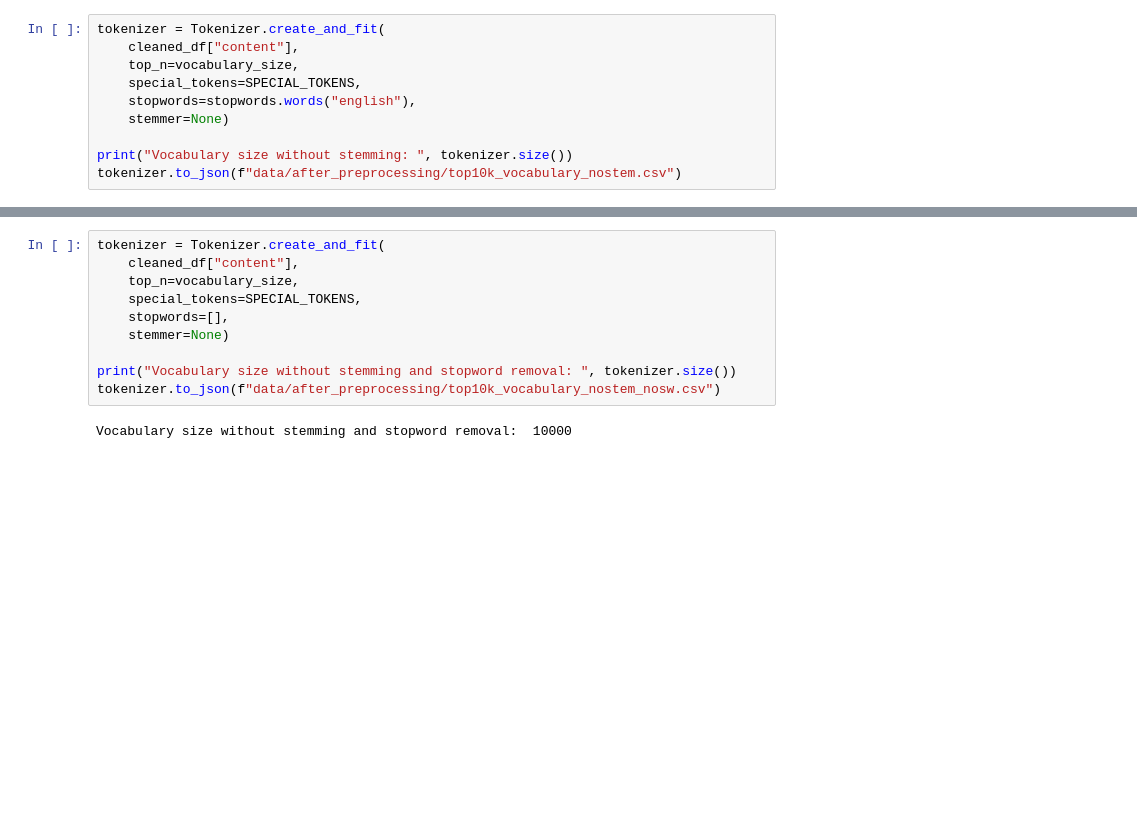
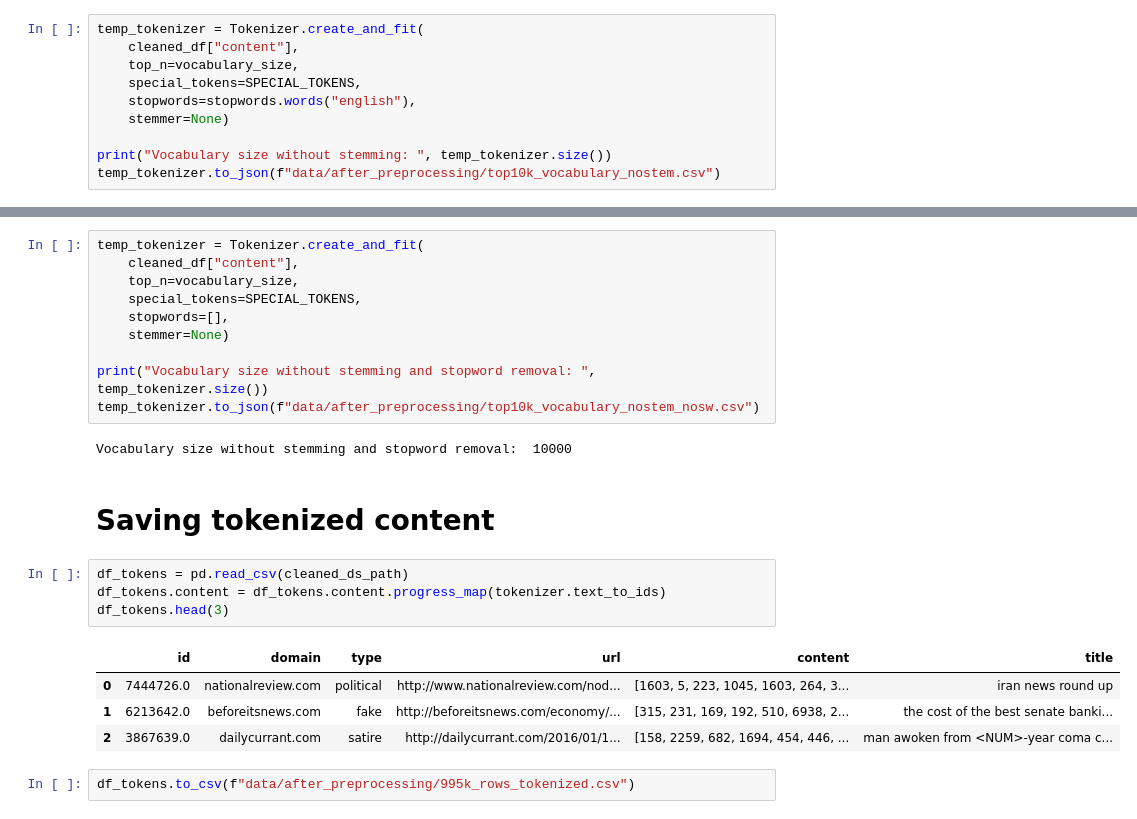
Before and after one commit to BimmerBass/GDS2026, a Jupyter notebook: preprocessing.ipynb, the cells around one changed output, grey strips where cells are left out. Saved outputs shown, nothing was run; the diff lists cells and outputs as text; blank space fills up the shorter version.

```diff
--- a/preprocessing.ipynb
+++ b/preprocessing.ipynb
@@ -266,26 +266,39 @@ Vocabulary size:  10000
 # %% [markdown]
 For later analysis we will also compute the vocabulary without stemming, as well as without both stemming and stopwords:
 # %%
-tokenizer = Tokenizer.create_and_fit(
+temp_tokenizer = Tokenizer.create_and_fit(
     cleaned_df["content"],
     top_n=vocabulary_size,
     special_tokens=SPECIAL_TOKENS,
     stopwords=stopwords.words("english"),
     stemmer=None)
 
-print("Vocabulary size without stemming: ", tokenizer.size())
-tokenizer.to_json(f"data/after_preprocessing/top10k_vocabulary_nostem.csv")
+print("Vocabulary size without stemming: ", temp_tokenizer.size())
+temp_tokenizer.to_json(f"data/after_preprocessing/top10k_vocabulary_nostem.csv")
 # %% [output]
 Vocabulary size without stemming:  10000
 # %%
-tokenizer = Tokenizer.create_and_fit(
+temp_tokenizer = Tokenizer.create_and_fit(
     cleaned_df["content"],
     top_n=vocabulary_size,
     special_tokens=SPECIAL_TOKENS,
     stopwords=[],
     stemmer=None)
 
-print("Vocabulary size without stemming and stopword removal: ", tokenizer.size())
-tokenizer.to_json(f"data/after_preprocessing/top10k_vocabulary_nostem_nosw.csv")
+print("Vocabulary size without stemming and stopword removal: ", temp_tokenizer.size())
+temp_tokenizer.to_json(f"data/after_preprocessing/top10k_vocabulary_nostem_nosw.csv")
 # %% [output]
 Vocabulary size without stemming and stopword removal:  10000
+# %% [markdown]
+# Saving tokenized content
+# %%
+df_tokens = pd.read_csv(cleaned_ds_path)
+df_tokens.content = df_tokens.content.progress_map(tokenizer.text_to_ids)
+df_tokens.head(3)
+# %% [output]
+|  | id | domain | type | url | content | title |
+| 0 | 7444726.0 | nationalreview.com | political | http://www.nationalreview.com/nod... | [1603, 5, 223, 1045, 1603, 264, 3... | iran news round up |
+| 1 | 6213642.0 | beforeitsnews.com | fake | http://beforeitsnews.com/economy/... | [315, 231, 169, 192, 510, 6938, 2... | the cost of the best senate banki... |
+| 2 | 3867639.0 | dailycurrant.com | satire | http://dailycurrant.com/2016/01/1... | [158, 2259, 682, 1694, 454, 446, ... | man awoken from <NUM>-year coma c... |
+# %%
+df_tokens.to_csv(f"data/after_preprocessing/995k_rows_tokenized.csv")
```
Also changed, not shown: 1 other file.
